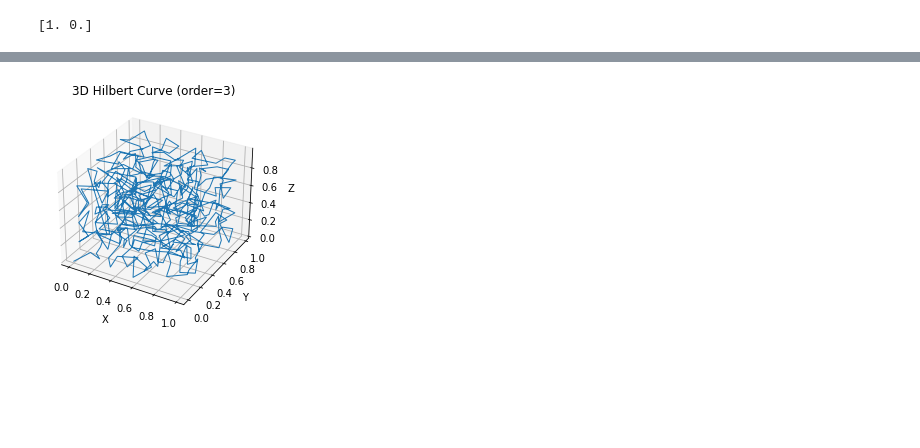
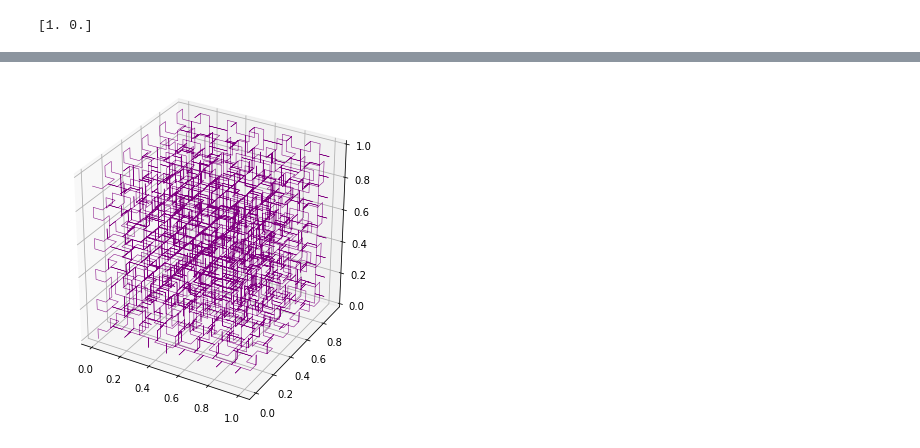
Before and after one commit to NIE0087/BP---prostor-vyplnujici-krivky, a Jupyter notebook: example.ipynb, the cells around one changed output, grey strips where cells are left out. Cells and saved outputs as stored; diff of their text form; code cells hidden in the pictures; blank space fills up the shorter version.

Commit message:
3D curve graph corrected and added (non-functional :( ) mainstream 2D hilbert curve :(

```diff
--- a/example.ipynb
+++ b/example.ipynb
@@ -114,5 +136,5 @@ Bod na aproximačním polygonu: [0.1875 0.4   ]
 # %%
-hilbert = Hilbert3D(20)
-hilbert.plot_3d_hilbert(order=3, num_points=500)
+hilbert = Hilbert3D(10)
+hilbert.plot_hilbert_curve(4)
 # %% [output]
-[figure, old version]
+[figure, new version]
```
Also changed, not shown: parts of 2 cells of this notebook, 2 other files.
